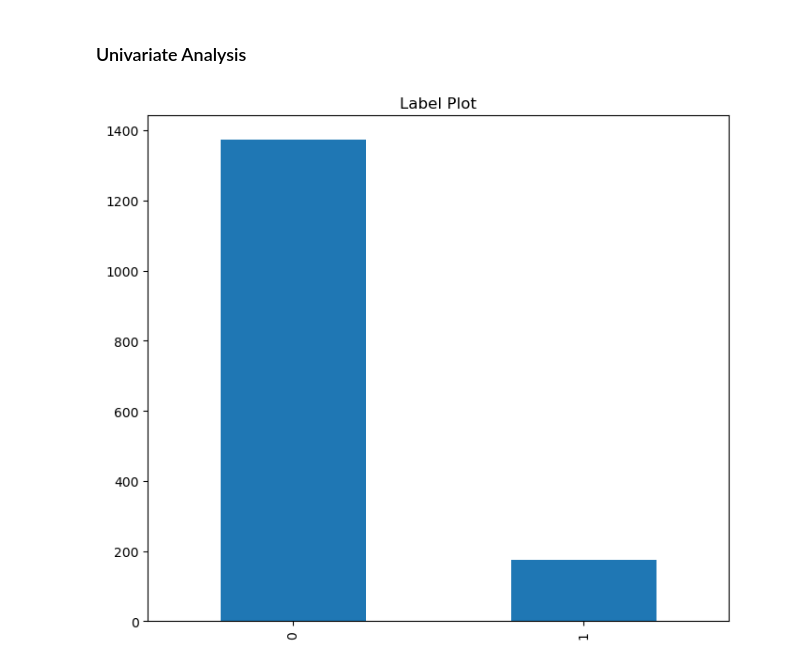
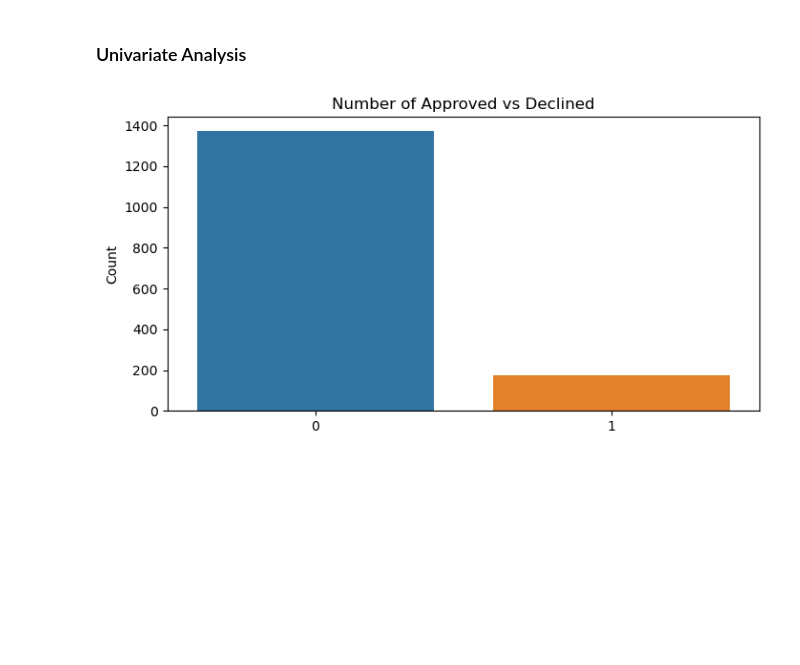
Before and after one commit to sam47-asfaw/bank-customer-churn-classification, a Jupyter notebook: midterm_project.ipynb, the cells around one changed output. Cells and saved outputs as stored; diff of their text form; code cells hidden in the pictures; blank space fills up the shorter version.

```diff
--- a/midterm_project.ipynb
+++ b/midterm_project.ipynb
@@ -185,11 +199,14 @@ dtype: int64
 # %% [markdown]
 ### Univariate Analysis
 # %%
-def univariate_analysis(series, title):
+def univariate_analysis(series, title, size, rotation):
+    plt.figure(figsize=size)
+    ax = sns.barplot(x=series.value_counts().index, y=series.value_counts().values)
     plt.title(title)
-    series.value_counts().plot(kind='bar',figsize=(8,7))
+    plt.ylabel('Count')
+    plt.xticks(rotation=rotation)
 # %%
-univariate_analysis(df.label, "Label Plot")
+univariate_analysis(df.label, "Number of Approved vs Declined", (8, 4), None)
 # %% [output]
-[figure, old version]
+[figure, new version]
 # %%
```
Also changed, not shown: parts of 8 cells of this notebook.
